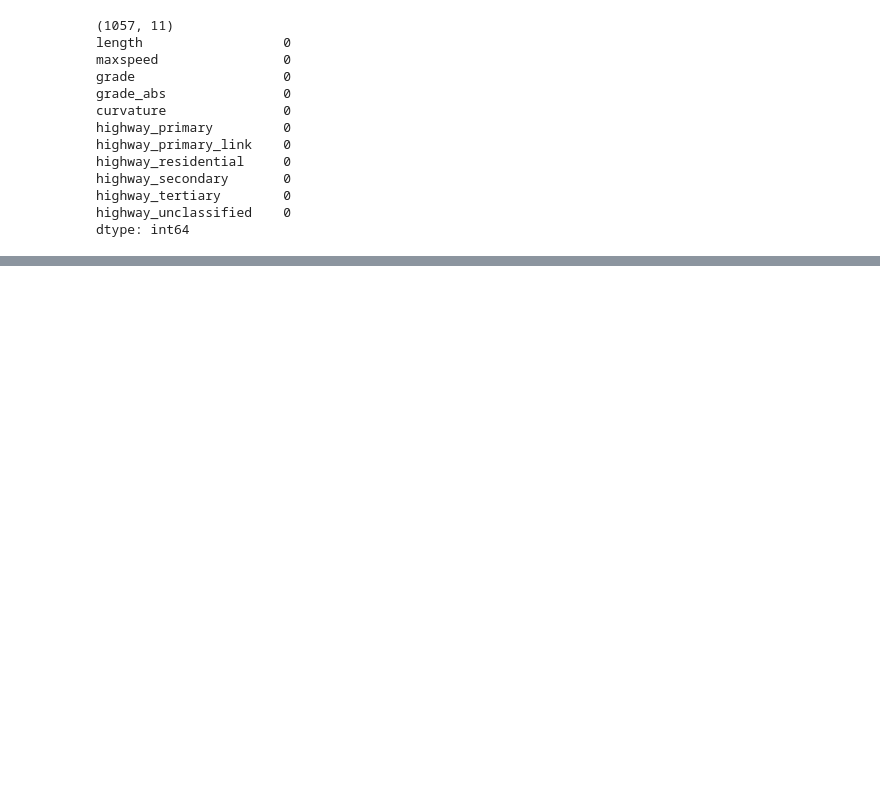
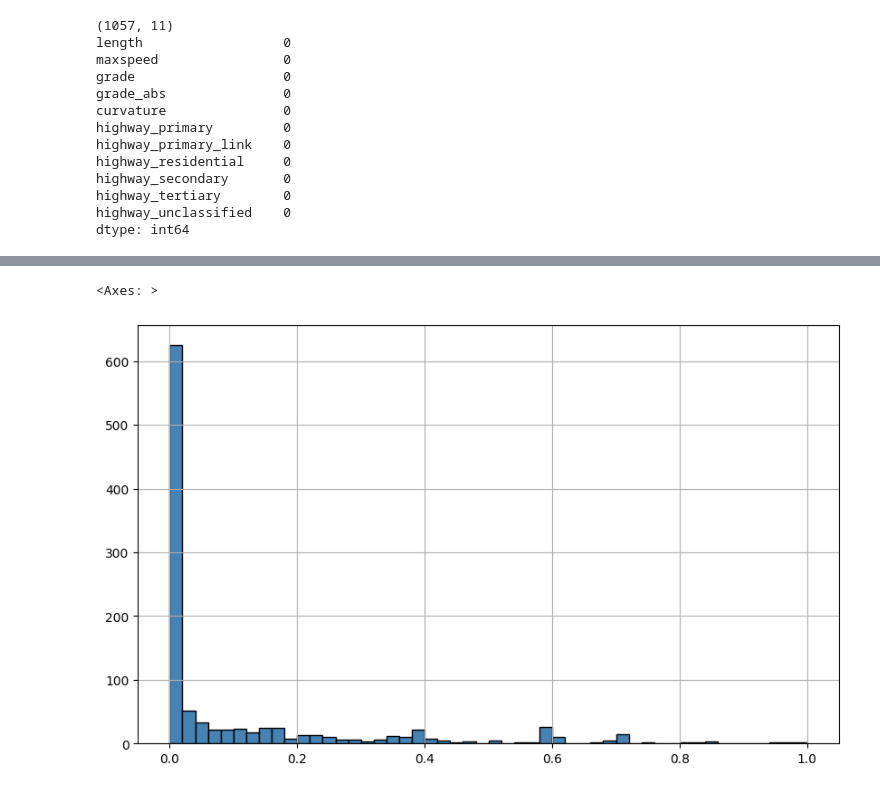
Before and after one commit to EthanMors/Motorcycle-ML-Route-Finder, a Jupyter notebook: phase1_exploration.ipynb, the cells around one changed output, grey strips where cells are left out. Cells and saved outputs as stored; diff of their text form; code cells hidden in the pictures; blank space fills up the shorter version.

```diff
--- a/phase1_exploration.ipynb
+++ b/phase1_exploration.ipynb
@@ -250,0 +285,16 @@ dtype: int64
+# %%
+import numpy as np
+normalized_gdf_edges = gdf_edges.copy()
+normalized_gdf_edges['curvature'] = np.log1p(normalized_gdf_edges['curvature'])
+n_min = normalized_gdf_edges['curvature'].min()
+n_max = normalized_gdf_edges['curvature'].max()
+normalized_gdf_edges['curvature'] = (normalized_gdf_edges['curvature'] - n_min) / (n_max - n_min)
+normalized_gdf_edges['curvature'].hist(
+    figsize=(10, 6),
+    bins=50,
+    color='steelblue',
+    edgecolor='black'
+)
+# %% [output]
+<Axes: >
+[figure, added]
```
Also changed, not shown: parts of 24 cells of this notebook, 2 other files.
